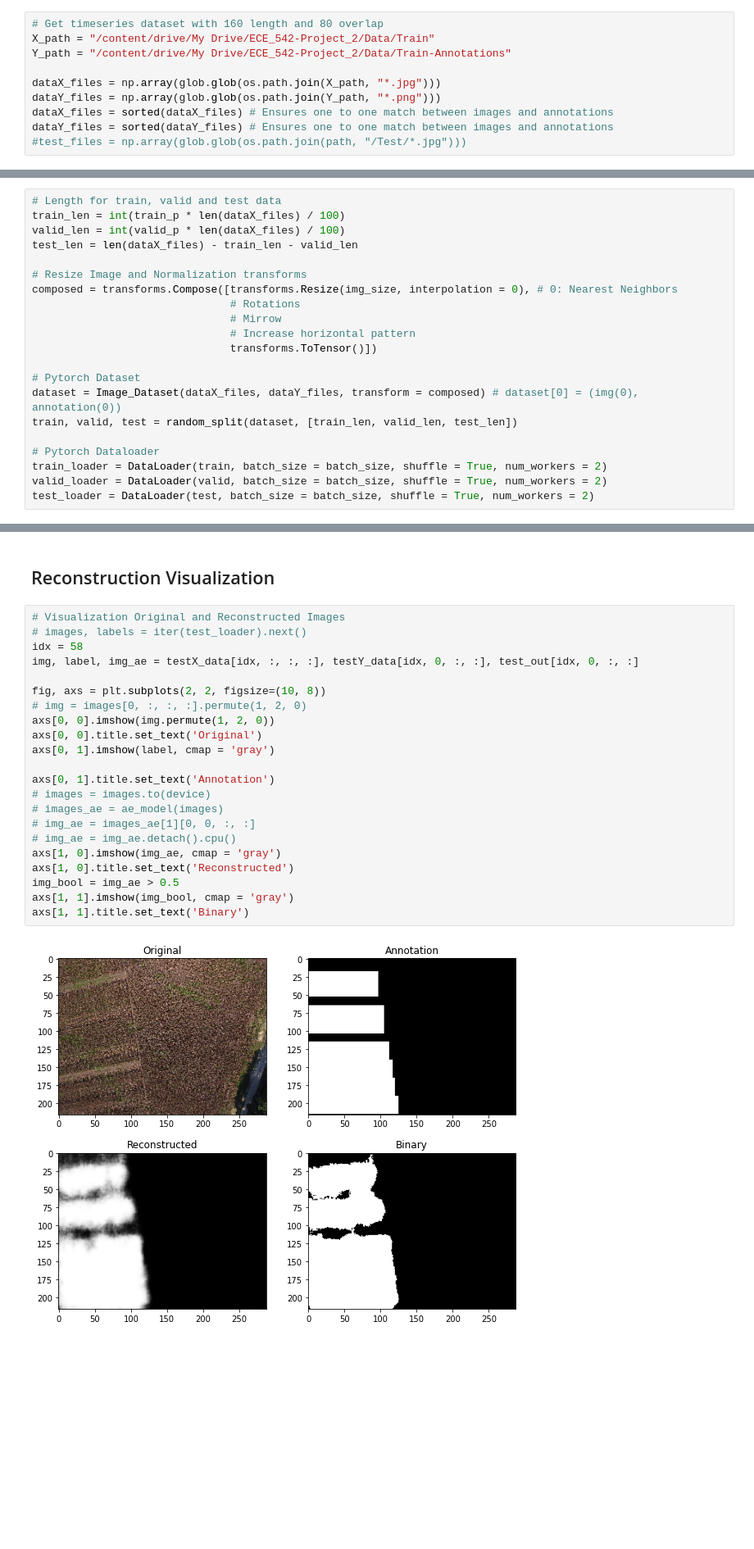
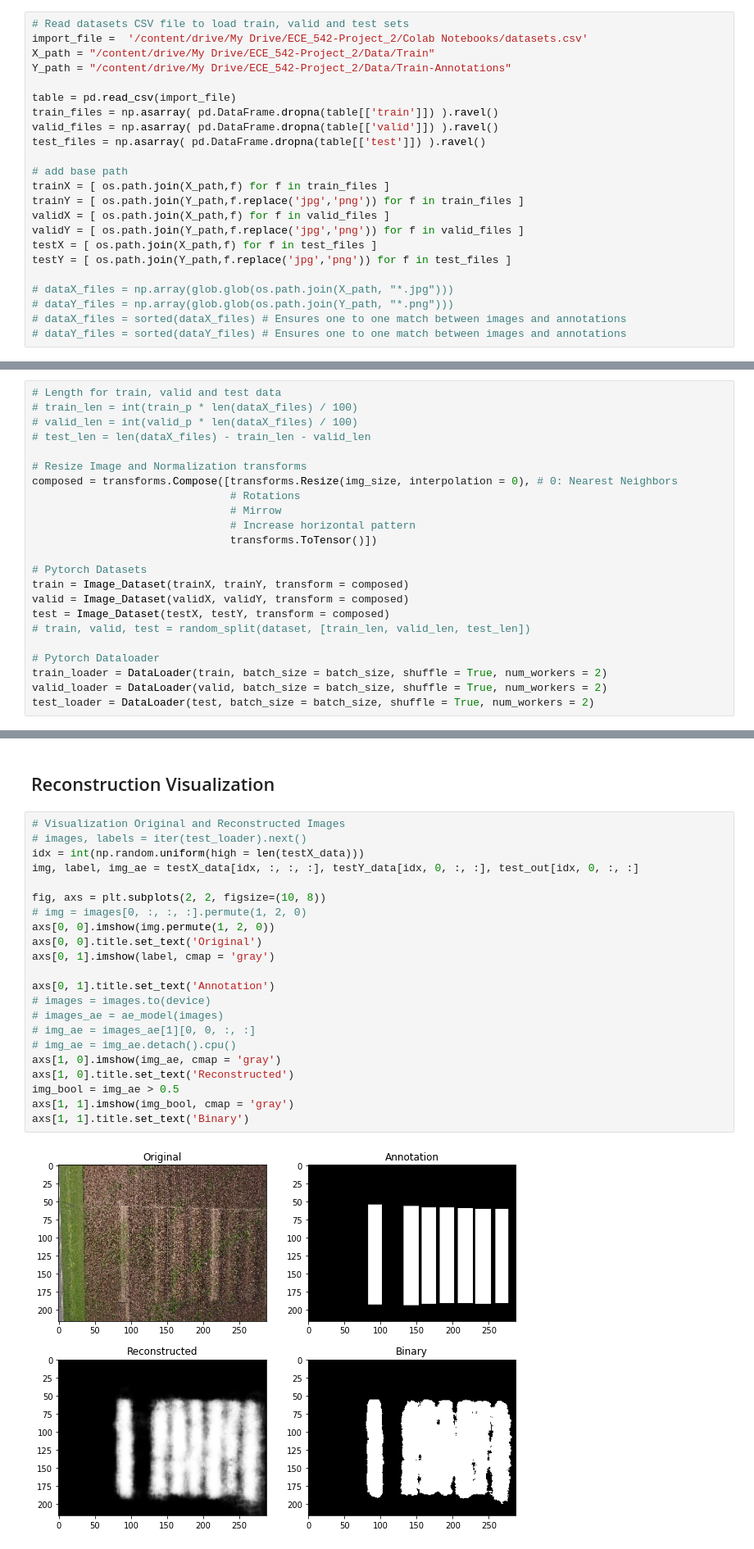
Before and after one commit to danmenloz/CropDamage, a Jupyter notebook: Segnet_Evaluation.ipynb, the cells around one changed output, grey strips where cells are left out. Shown at 82% size. Saved outputs shown, nothing was run; the diff lists cells and outputs as text; blank space fills up the shorter version.

Commit message:
Added file load from CSV file.

```diff
--- a/Segnet_Evaluation.ipynb
+++ b/Segnet_Evaluation.ipynb
@@ -54,14 +47,27 @@ import sys
 sys.path.append('/content/drive/My Drive/ECE_542-Project_2/Colab Notebooks')
 from segnet_model import SegNet
 # %%
-# Get timeseries dataset with 160 length and 80 overlap
+# Read datasets CSV file to load train, valid and test sets
+import_file =  '/content/drive/My Drive/ECE_542-Project_2/Colab Notebooks/datasets.csv'
 X_path = "/content/drive/My Drive/ECE_542-Project_2/Data/Train"
 Y_path = "/content/drive/My Drive/ECE_542-Project_2/Data/Train-Annotations"
 
-dataX_files = np.array(glob.glob(os.path.join(X_path, "*.jpg")))
-dataY_files = np.array(glob.glob(os.path.join(Y_path, "*.png")))
-dataX_files = sorted(dataX_files) # Ensures one to one match between images and annotations
-dataY_files = sorted(dataY_files) # Ensures one to one match between images and annotations
-#test_files = np.array(glob.glob(os.path.join(path, "/Test/*.jpg")))
+table = pd.read_csv(import_file)
+train_files = np.asarray( pd.DataFrame.dropna(table[['train']]) ).ravel()
+valid_files = np.asarray( pd.DataFrame.dropna(table[['valid']]) ).ravel()
+test_files = np.asarray( pd.DataFrame.dropna(table[['test']]) ).ravel()
+
+# add base path
+trainX = [ os.path.join(X_path,f) for f in train_files ]
+trainY = [ os.path.join(Y_path,f.replace('jpg','png')) for f in train_files ]
+validX = [ os.path.join(X_path,f) for f in valid_files ]
+validY = [ os.path.join(Y_path,f.replace('jpg','png')) for f in valid_files ]
+testX = [ os.path.join(X_path,f) for f in test_files ]
+testY = [ os.path.join(Y_path,f.replace('jpg','png')) for f in test_files ]
+
+# dataX_files = np.array(glob.glob(os.path.join(X_path, "*.jpg")))
+# dataY_files = np.array(glob.glob(os.path.join(Y_path, "*.png")))
+# dataX_files = sorted(dataX_files) # Ensures one to one match between images and annotations
+# dataY_files = sorted(dataY_files) # Ensures one to one match between images and annotations
 # %%
 # Import check
@@ -95,9 +105,9 @@ class Image_Dataset(Dataset):
     return x, y
 # %%
 # Length for train, valid and test data
-train_len = int(train_p * len(dataX_files) / 100)
-valid_len = int(valid_p * len(dataX_files) / 100)
-test_len = len(dataX_files) - train_len - valid_len
+# train_len = int(train_p * len(dataX_files) / 100)
+# valid_len = int(valid_p * len(dataX_files) / 100)
+# test_len = len(dataX_files) - train_len - valid_len
 
 # Resize Image and Normalization transforms
 composed = transforms.Compose([transforms.Resize(img_size, interpolation = 0), # 0: Nearest Neighbors
@@ -106,9 +116,11 @@ composed = transforms.Compose([transforms.Resize(img_size, interpolation = 0), #
                                # Increase horizontal pattern
                                transforms.ToTensor()])
 
-# Pytorch Dataset
-dataset = Image_Dataset(dataX_files, dataY_files, transform = composed) # dataset[0] = (img(0), annotation(0))
-train, valid, test = random_split(dataset, [train_len, valid_len, test_len])
+# Pytorch Datasets
+train = Image_Dataset(trainX, trainY, transform = composed)
+valid = Image_Dataset(validX, validY, transform = composed)
+test = Image_Dataset(testX, testY, transform = composed)
+# train, valid, test = random_split(dataset, [train_len, valid_len, test_len])
 
 # Pytorch Dataloader
 train_loader = DataLoader(train, batch_size = batch_size, shuffle = True, num_workers = 2)
@@ -275,27 +266,27 @@ average reconstruction error: 16059.846354
 # %%
 # Visualization Original and Reconstructed Images
 # images, labels = iter(test_loader).next()
-idx = 58
+idx = int(np.random.uniform(high = len(testX_data)))
 img, label, img_ae = testX_data[idx, :, :, :], testY_data[idx, 0, :, :], test_out[idx, 0, :, :]
 
 fig, axs = plt.subplots(2, 2, figsize=(10, 8))
 # img = images[0, :, :, :].permute(1, 2, 0)
 axs[0, 0].imshow(img.permute(1, 2, 0))
 axs[0, 0].title.set_text('Original')
 axs[0, 1].imshow(label, cmap = 'gray')
 
 axs[0, 1].title.set_text('Annotation')
 # images = images.to(device)
 # images_ae = ae_model(images)
 # img_ae = images_ae[1][0, 0, :, :]
 # img_ae = img_ae.detach().cpu()
 axs[1, 0].imshow(img_ae, cmap = 'gray')
 axs[1, 0].title.set_text('Reconstructed')
 img_bool = img_ae > 0.5
 axs[1, 1].imshow(img_bool, cmap = 'gray')
 axs[1, 1].title.set_text('Binary')
 # %% [output]
-[figure, old version]
+[figure, new version]
 # %%
 # Getting Data
 # trainX_tensor = trainX_data.to(device) # Move to GPU
```
Also changed, not shown: parts of 18 cells of this notebook.
